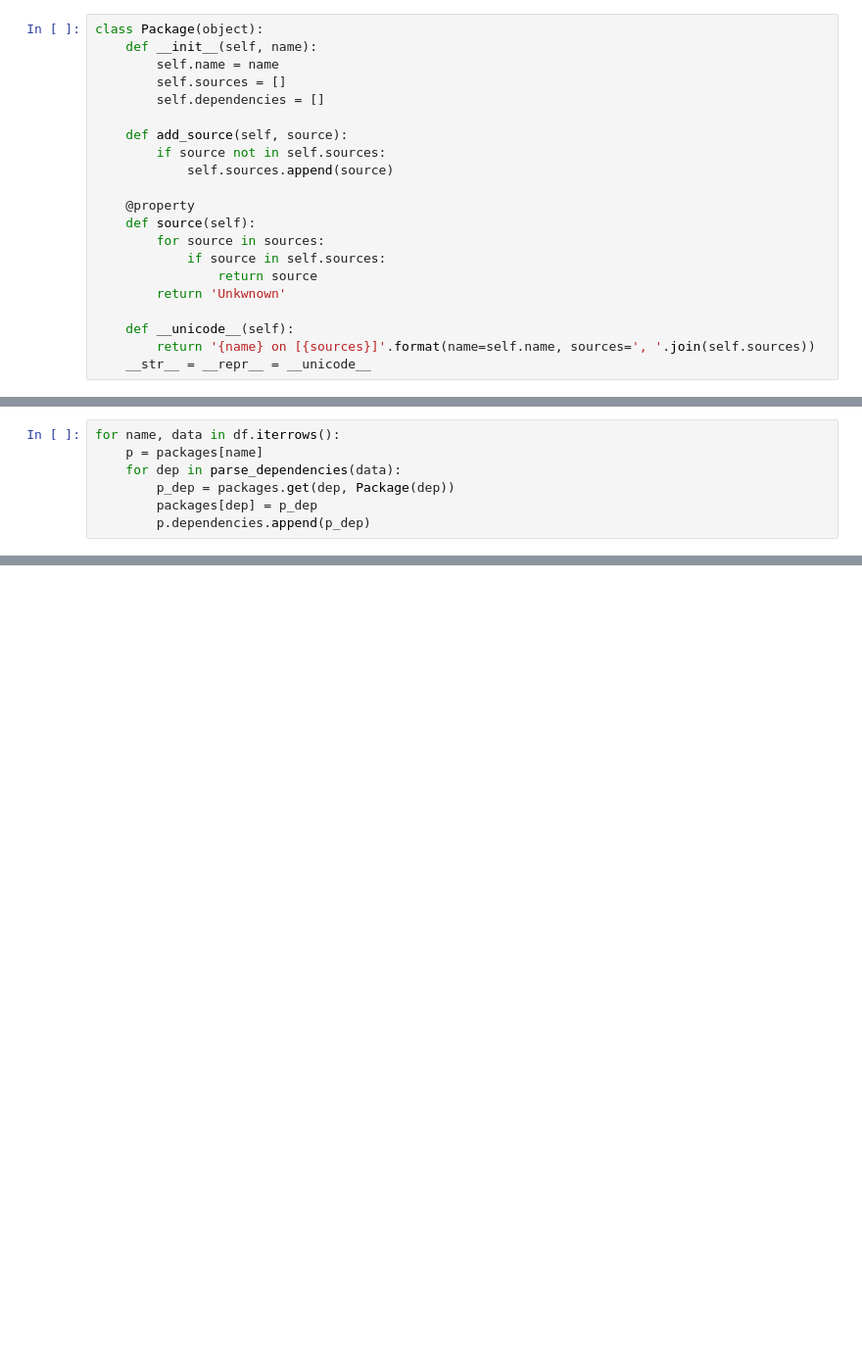
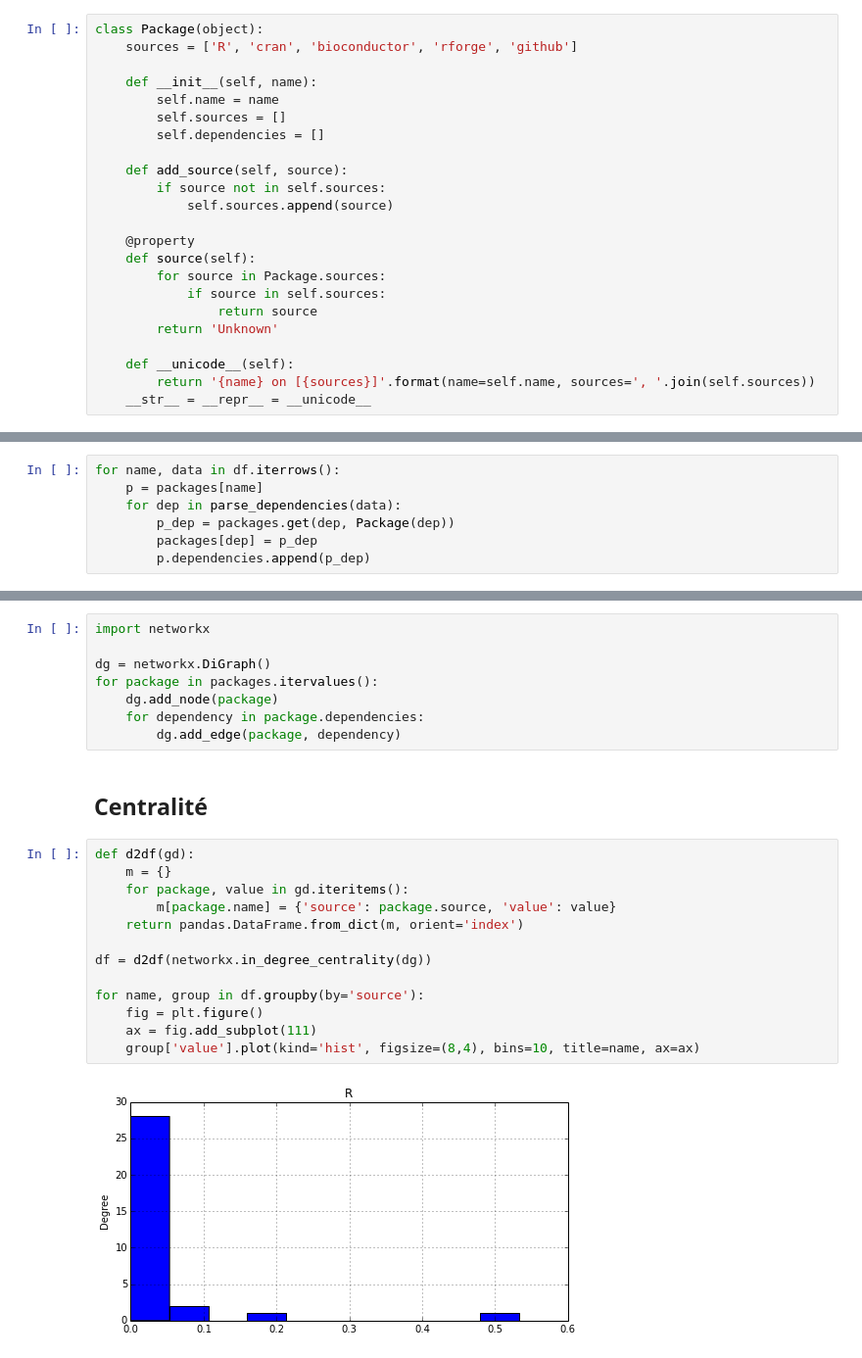
Before and after one commit to maelick/GitHub-API-Helpers, a Jupyter notebook: notebooks/IWSECO - R Package Dependencies.ipynb, the cells around one changed output, grey strips where cells are left out. Shown at 98% size. Saved outputs shown, nothing was run; the diff lists cells and outputs as text; blank space fills up the shorter version.

```diff
--- a/notebooks/IWSECO - R Package Dependencies.ipynb
+++ b/notebooks/IWSECO - R Package Dependencies.ipynb
@@ -22,5 +37,7 @@ def parse_dependencies(item):
 # %%
 class Package(object):
+    sources = ['R', 'cran', 'bioconductor', 'rforge', 'github']
+
     def __init__(self, name):
         self.name = name
         self.sources = []
@@ -32,10 +49,10 @@ class Package(object):
 
     @property
     def source(self):
-        for source in sources:
+        for source in Package.sources:
             if source in self.sources:
                 return source
-        return 'Unkwnown'
+        return 'Unknown'
 
     def __unicode__(self):
         return '{name} on [{sources}]'.format(name=self.name, sources=', '.join(self.sources))
@@ -77,0 +92,25 @@ deps: [R on [R], xtable on [cran, rforge], pbapply on [cran, rforge, github]]
+# %%
+import networkx
+
+dg = networkx.DiGraph()
+for package in packages.itervalues():
+    dg.add_node(package)
+    for dependency in package.dependencies:
+        dg.add_edge(package, dependency)
+# %% [markdown]
+## Centralité
+# %%
+def d2df(gd):
+    m = {}
+    for package, value in gd.iteritems():
+        m[package.name] = {'source': package.source, 'value': value}
+    return pandas.DataFrame.from_dict(m, orient='index')
+
+df = d2df(networkx.in_degree_centrality(dg))
+
+for name, group in df.groupby(by='source'):
+    fig = plt.figure()
+    ax = fig.add_subplot(111)
+    group['value'].plot(kind='hist', figsize=(8,4), bins=10, title=name, ax=ax)
+# %% [output]
+[figure, added]
```
Also changed, not shown: parts of 10 cells of this notebook, 1 other file.
